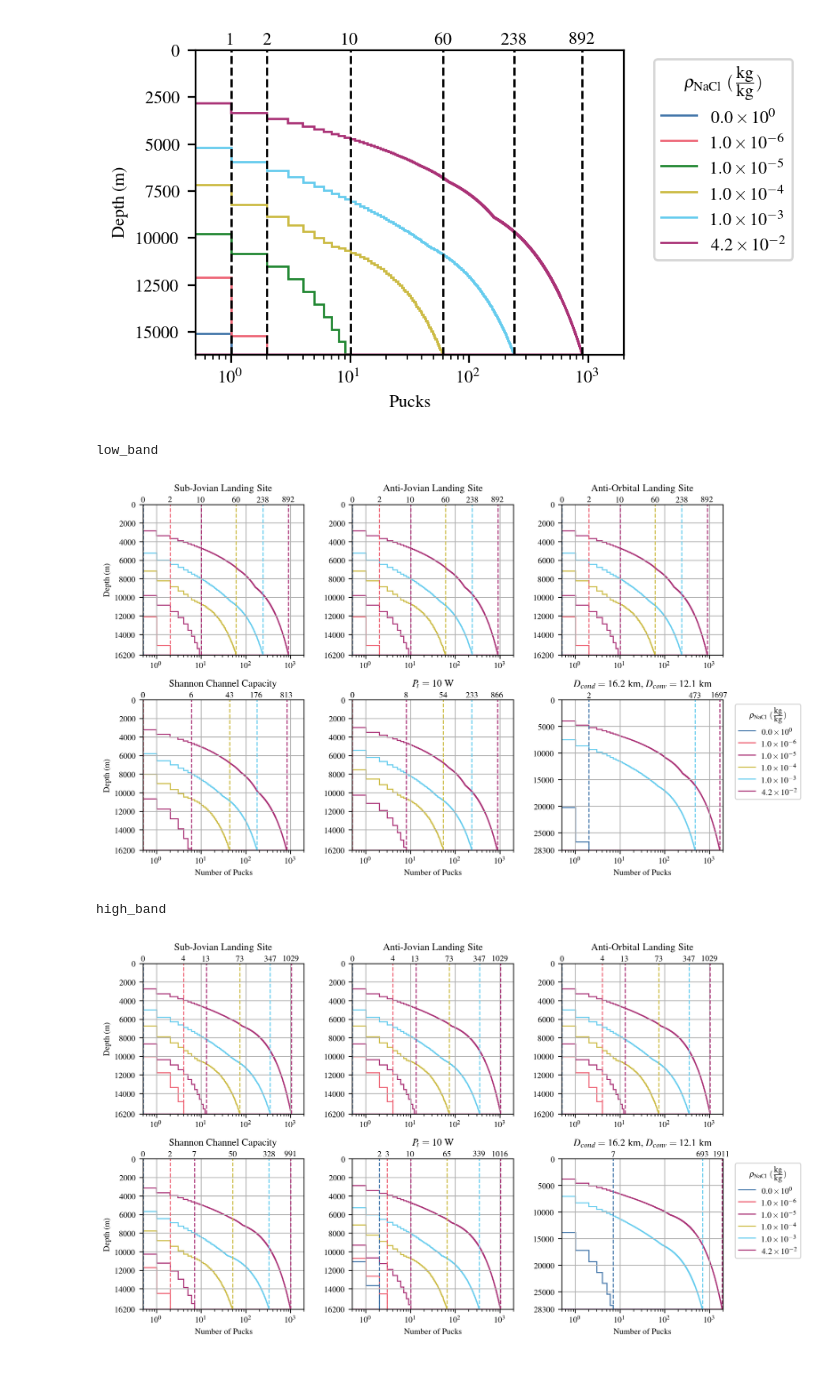
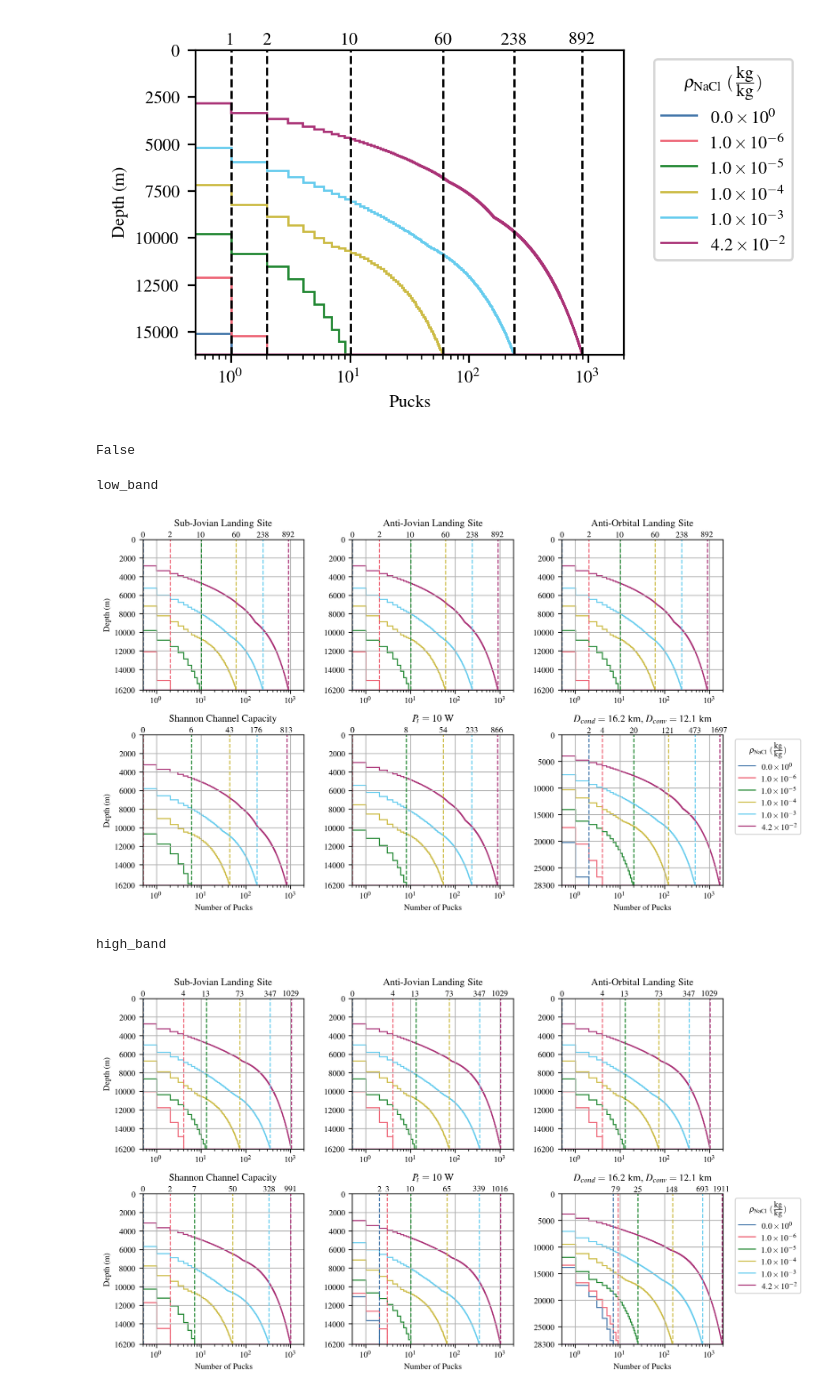
Before and after one commit to JSahliCU/Europan-Cryosphere-Puck-Estimator, a Jupyter notebook: plot_puck_deployment.ipynb, the cells around one changed output. Drawn from its saved outputs; the diff is of its cells as text; code cells hidden in the pictures.

```diff
--- a/plot_puck_deployment.ipynb
+++ b/plot_puck_deployment.ipynb
@@ -100,7 +100,7 @@ Electron volt: 1.602176634e-19 J
 -987.654e3
 1.000e9
 # %%
-folder = '2025-01-27_15-52-25/'
+folder = '2025-01-28_10-57-01/' #'2025-01-27_15-52-25/'
 
 lb_sj_rho_salt0_df = pd.read_csv(folder + 'puck_placements_low_band_sub jovian point10000p0_txpwr1_porosity0p1_saltfraction0p0e+00.csv')
 lb_sj_rho_salt1e6_df = pd.read_csv(folder + 'puck_placements_low_band_sub jovian point10000p0_txpwr1_porosity0p1_saltfraction1p0e-06.csv')
@@ -388,6 +388,11 @@ plt.legend(title=r'$\rho_{\rm{NaCl}}$ $(\frac{\textrm{kg}}{\textrm{kg}})$', bbox
 plt.show()
 # %% [output]
 [figure]
+# %%
+df = pd.read_csv(folder + 'puck_placements_high_band_sub jovian point10000p0sc_txpwr1_porosity0p1_saltfraction0p0e+00.csv')
+any(df.index[:-2])
+# %% [output]
+False
 # %%
 for band in ['low_band', 'high_band']:
     print(band)
@@ -409,7 +414,7 @@ for band in ['low_band', 'high_band']:
     ax = np.reshape(axs, (num_y_plots, num_x_plots))
 
     # Custom legend for colors
-    color_cycler=['C0', 'C1', 'C5', 'C3', 'C4', 'C5']
+    color_cycler=['C0', 'C1', 'C2', 'C3', 'C4', 'C5']
     color_legend = [Line2D([0], [0], color=c, lw=1) for c in color_cycler]
     color_labels = [
         r'$0.0\times10^{0}$',
@@ -492,52 +497,52 @@ for band in ['low_band', 'high_band']:
             ax[location].text(xlim[0], text_offset, f'{0}', color='black',
                     va='bottom', ha='center', fontsize=8)
         ax[location].set_yticks(yticks_to_set)
         ax[location].set_ylim(yticks_to_set[-1], yticks_to_set[0])
         tx_pwr = 1
 
-        if rho_salt in [0, 1e-3, 4.2e-2]:
-            location = (1, 2)
-            file_suffix = f"{landing_site}{comm_bw}{scl_string}_{max_D_conv}_{max_D_conv}_txpwr{tx_pwr}_porosity{eta_vac}_saltfraction{rho_salt:.1e}".replace('.', 'p')
-            df = pd.read_csv(folder + f'puck_placements_{band}_' + file_suffix + '.csv')
-            ax[location].set_title(r'$D_{cond}=16.2\textrm{ km}$, $D_{conv}=12.1\textrm{ km}$', y=sub_title_offset)
-            if any(df.index[:-2]):
-                ax[location].stairs(df.index[:-1], df['Placement Depth (m)'], orientation='horizontal', color=color_cycler[i])
-                ax[location].axvline(x=df.index[-2], linestyle='--', color=color_cycler[i])
-                ax[location].text(df.index[-2], text_offset, f'{df.index[-2]}', color='black',
-                        va='bottom', ha='center', fontsize=8)
-            else:
-                ax[location].axvline(x=xlim[0], linestyle='--', color=color_cycler[i])
-                ax[location].text(xlim[0], text_offset, f'{0}', color='black',
-                        va='bottom', ha='center', fontsize=8)
-            ax[location].set_yticks(yticks_to_set_on_max)
-            ax[location].set_ylim(yticks_to_set_on_max[-1], yticks_to_set_on_max[0])
+        # if rho_salt in [0, 1e-3, 4.2e-2]:
+        location = (1, 2)
+        file_suffix = f"{landing_site}{comm_bw}{scl_string}_{max_D_conv}_{max_D_conv}_txpwr{tx_pwr}_porosity{eta_vac}_saltfraction{rho_salt:.1e}".replace('.', 'p')
+        df = pd.read_csv(folder + f'puck_placements_{band}_' + file_suffix + '.csv')
+        ax[location].set_title(r'$D_{cond}=16.2\textrm{ km}$, $D_{conv}=12.1\textrm{ km}$', y=sub_title_offset)
+        if any(df.index[:-2]):
+            ax[location].stairs(df.index[:-1], df['Placement Depth (m)'], orientation='horizontal', color=color_cycler[i])
+            ax[location].axvline(x=df.index[-2], linestyle='--', color=color_cycler[i])
+            ax[location].text(df.index[-2], text_offset, f'{df.index[-2]}', color='black',
+                    va='bottom', ha='center', fontsize=8)
+        else:
+            ax[location].axvline(x=xlim[0], linestyle='--', color=color_cycler[i])
+            ax[location].text(xlim[0], text_offset, f'{0}', color='black',
+                    va='bottom', ha='center', fontsize=8)
+        ax[location].set_yticks(yticks_to_set_on_max)
+        ax[location].set_ylim(yticks_to_set_on_max[-1], yticks_to_set_on_max[0])
 
         i+=1
 
     ax[0, 0].set_ylabel('Depth (m)')
     ax[1, 0].set_ylabel('Depth (m)')
     ax[1, 0].set_xlabel('Number of Pucks')
     ax[1, 1].set_xlabel('Number of Pucks')
     ax[1, 2].set_xlabel('Number of Pucks')
 
     # Create a combined legend with color and linestyle legends
     plt.legend(color_legend, color_labels, title=r'$\rho_{\rm{NaCl}}$ $(\frac{\textrm{kg}}{\textrm{kg}})$', bbox_to_anchor=(1.05, 1), loc='upper left')
 
 
     for i in np.arange(number_of_plots):
         axs[i].grid(True)
         axs[i].set_xscale('log')
         axs[i].set_xlim(xlim)
         # if i != 0 and i != num_x_plots:
         #     axs[i].set_yticklabels([])
         # if i==num_x_plots-1 or i==number_of_plots-1:
         #     axs[i].axis('off')
     plt.show()
 # %% [output]
 low_band
-[figure, old version]
+[figure, new version]
 high_band
-[figure, old version]
+[figure, new version]
 # %%
 
 
```
Also changed, not shown: parts of 1 cell of this notebook.
